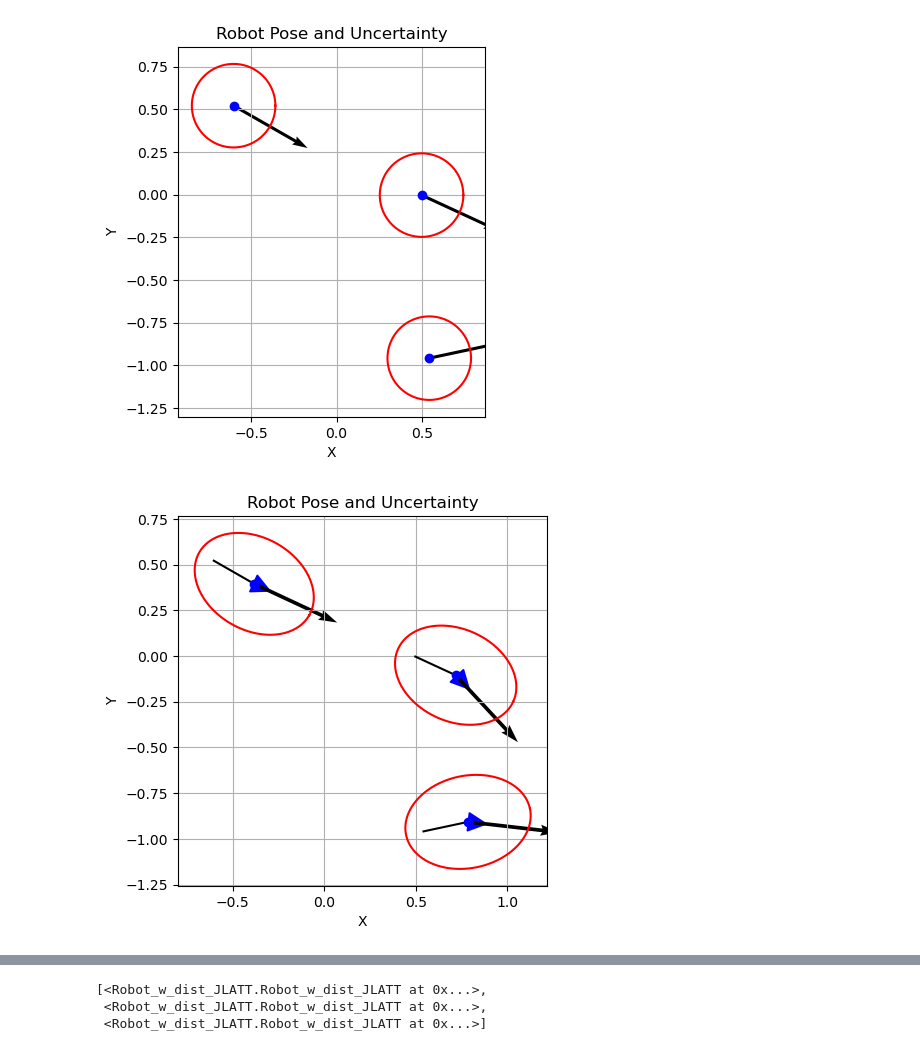
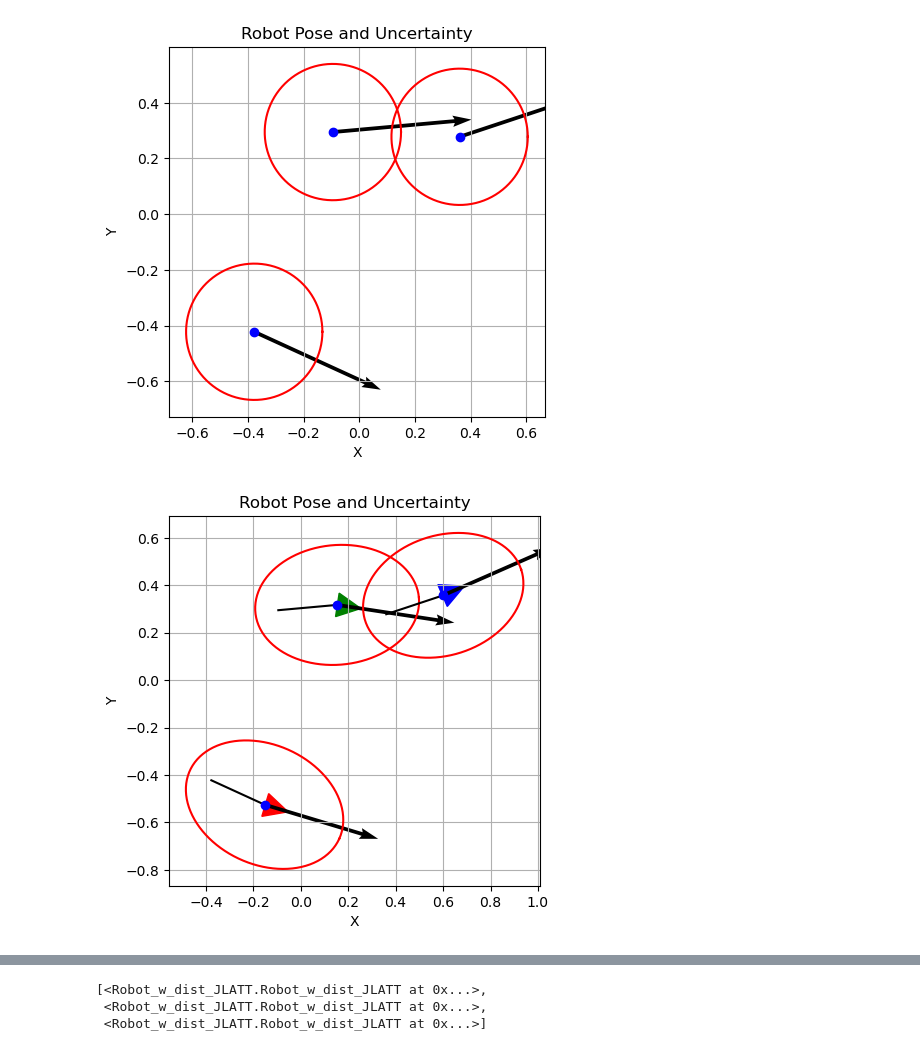
Before and after one commit to achintyapro03/JLATT, a Jupyter notebook: simulation.ipynb, the cells around one changed output, grey strips where cells are left out. Saved outputs shown, nothing was run; the diff lists cells and outputs as text; code cells hidden in the pictures.

```diff
--- a/simulation.ipynb
+++ b/simulation.ipynb
@@ -10,8 +10,10 @@ import matplotlib.pyplot as plt
 
 from Robot_w_dist_JLATT import Robot_w_dist_JLATT
 
+color = ['green', 'blue', 'red']
+
 # def main():
-np.random.seed(10)  # for reproducibility
+np.random.seed(492)  # for reproducibility
 
 dt = 0.5
 t_end = 25
@@ -51,44 +53,37 @@ ax.set_title('Robot Pose and Uncertainty')
 
 for j in range(robot_num):
     robot_set[j].draw_estimate()
 
 plt.show()
 
 # Propagation
 for j in range(robot_num):
     robot_set[j].update(dt)
 
 for j in range(robot_num):
     robot_set[j].simple_rel_meas(robot_set, t[0])
 
 for j in range(robot_num):
     robot_set[j].simple_rel_com(robot_set, t[0])
 
 fig, ax = plt.subplots()
 ax.set_aspect('equal', 'box')
 ax.grid(True)
 ax.set_xlabel('X')
 ax.set_ylabel('Y')
 ax.set_title('Robot Pose and Uncertainty')
 
-# for j in range(robot_num):
-#     ax.plot(robot_set[j].true_path[0], robot_set[j].true_path[1], 'k')
-#     triangle = robot_set[j].draw(1)
-#     ax.fill(triangle[0], triangle[1], color='blue')
-#     robot_set[j].draw_estimate()
-
-# plt.show()
 
 for j in range(robot_num):
     ax.plot(colRead(robot_set[j].true_path, 0), colRead(robot_set[j].true_path, 1),  'k')
-    triangle = robot_set[j].draw(1)
-    ax.fill(triangle[0], triangle[1], color='blue')
+    triangle = robot_set[j].draw(-1)
+    ax.fill(triangle[0], triangle[1], color=color[j])
     robot_set[j].draw_estimate()
 
 plt.show()
 # %% [output]
-[figure, old version]
+[figure, new version]
-[figure, old version]
+[figure, new version]
 # %%
 robot_set[0].true_path
 # %% [output]
```
Also changed, not shown: parts of 6 cells of this notebook, 1 other file.
